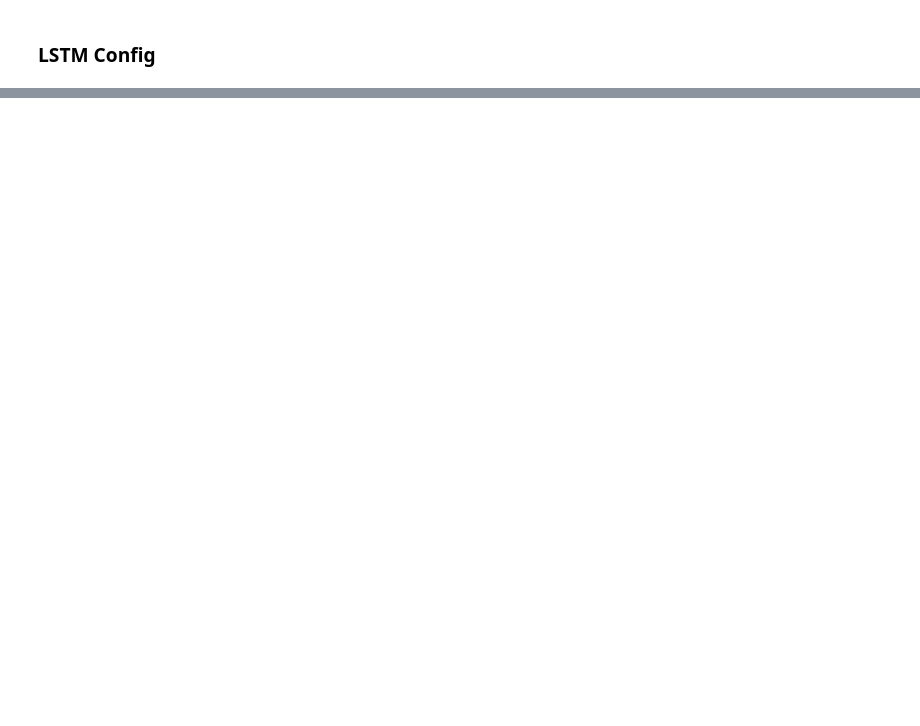
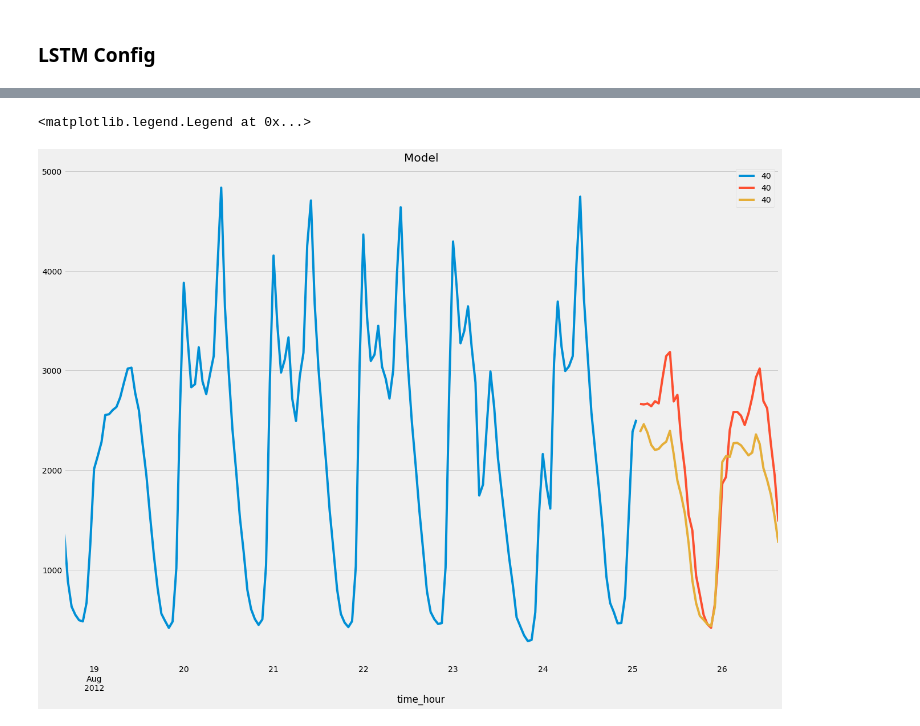
Before and after one commit to lucasBgabriel/traffic_forecasting, a Jupyter notebook: LSTM/LSTM Forecasting.ipynb, the cells around one changed output, grey strips where cells are left out. Cells and saved outputs as stored; diff of their text form; code cells hidden in the pictures; blank space fills up the shorter version.

```diff
--- a/LSTM/LSTM Forecasting.ipynb
+++ b/LSTM/LSTM Forecasting.ipynb
@@ -54,0 +128,14 @@ Batch size:                       64
+# %%
+m = Sequential()
+m.add(LSTM(units=lstm_units, return_sequences=True, input_shape=(XTrain.shape[1], num_input)))
+m.add(Dropout(keep_rate_DROPOUT))
+m.add(LSTM(units=lstm_units))
+m.add(Dropout(keep_rate_DROPOUT))
+m.add(Dense(units=num_input))
+m.compile(optimizer=optimizer, loss=loss_function)
+# %%
+history = m.fit(XTrain, YTrain, epochs=epochs, batch_size=batch_size, verbose=1)
+
+plt.figure()
+plt.ylabel('loss');plt.xlabel=('epoch')
+plt.semilogy(history.history['loss'])
@@ -54,0 +162,20 @@ Batch size:                       64
+# %%
+XTest = []
+
+YTest = dataset[train_data_len:]
+test_data
+for i in range(window, len(test_data)):
+    XTest.append(test_data[i-window:i])
+
+XTest, YTest = np.array(XTest), np.array(YTest)
+
+x_pred = m.predict(XTest)
+x_pred = scaler.inverse_transform(x_pred)
+prediction = pd.DataFrame(data=x_pred, columns=users_df.columns[1:])
+# %%
+train = users_df[:train_data_len]
+valid = users_df[train_data_len:]
+
+prediction['time_hour'] = valid['time_hour'].values
+
+prediction
@@ -54,0 +208,11 @@ Batch size:                       64
+# %%
+plt.figure(figsize=(20, 15))
+plt.title('Model')
+ax = plt.gca()
+train.plot(x='time_hour', y=bs, ax=ax)
+valid.plot(x='time_hour', y=bs, ax=ax)
+prediction.plot(x='time_hour', y=bs, ax=ax)
+plt.legend()
+# %% [output]
+<matplotlib.legend.Legend at 0x...>
+[figure, added]
```
Also changed, not shown: parts of 19 cells of this notebook.
